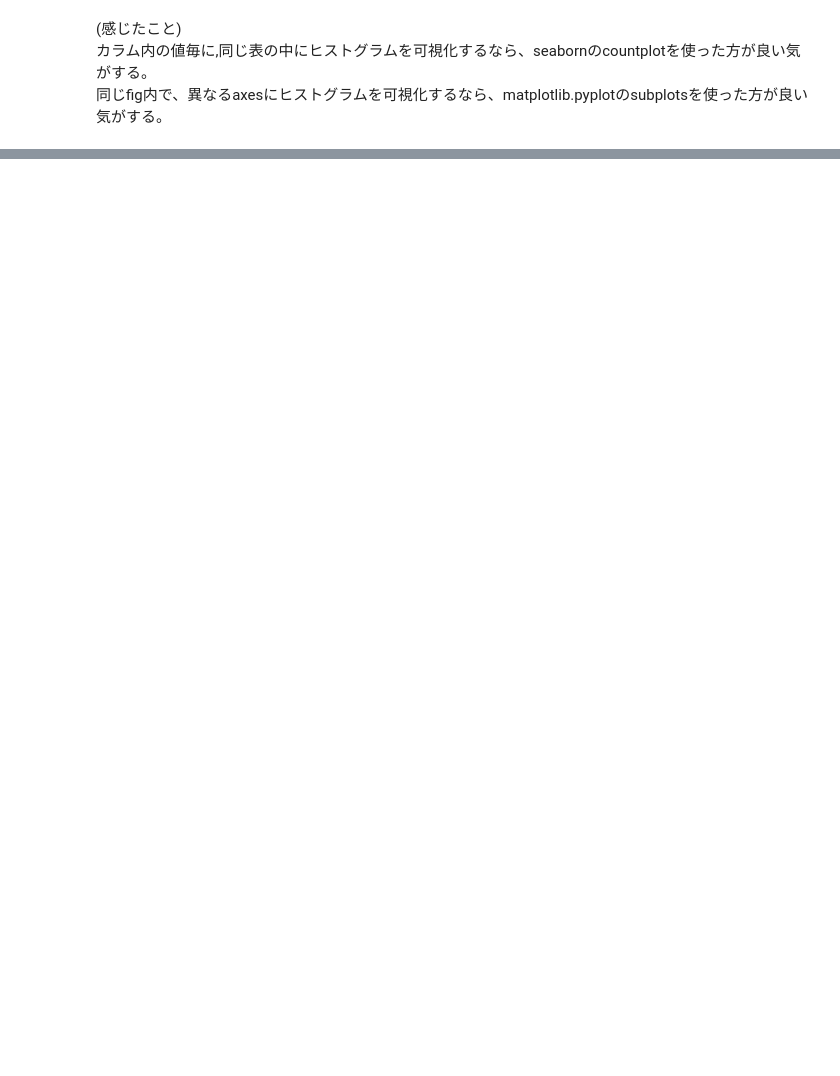
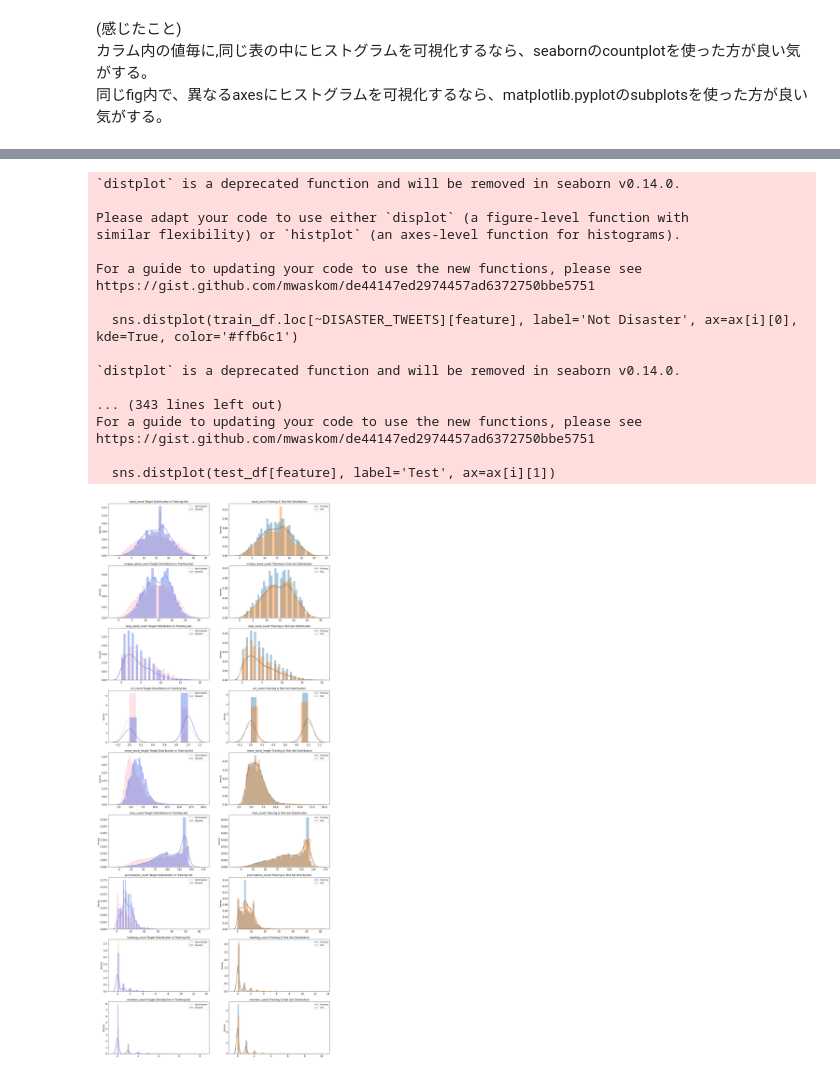
Before and after one commit to gussan-me/Natural_Language_Processing_with_Disaster_getting_started, a Jupyter notebook: Natural_Language_Processing_with_Disaster_Tweets.ipynb, the cells around one changed output, grey strips where cells are left out. Cells and saved outputs as stored; diff of their text form; code cells hidden in the pictures; blank space fills up the shorter version.

```diff
--- a/Natural_Language_Processing_with_Disaster_Tweets.ipynb
+++ b/Natural_Language_Processing_with_Disaster_Tweets.ipynb
@@ -161,0 +260,47 @@ Meta Feature(メタ特徴量)とは<br>
+# %%
+# seabornのdistplot・・・ヒストグラムを描写する。
+# [~DISASTER_TWEETS]の~は否定演算子。[DISASTER_TWEETS==False]と同義
+
+METAFEATURES = ['word_count', 'unique_word_count', 'stop_word_count', 'url_count', 'mean_word_length',
+                'char_count', 'punctuation_count', 'hashtag_count', 'mention_count']
+
+DISASTER_TWEETS = train_df['target']==1
+
+fig,ax = plt.subplots(ncols=2, nrows=len(METAFEATURES), figsize=(20, 50), dpi=100)
+
+for i, feature in enumerate(METAFEATURES):
+    sns.distplot(train_df.loc[~DISASTER_TWEETS][feature], label='Not Disaster', ax=ax[i][0], kde=True, color='#ffb6c1')
+    sns.distplot(train_df.loc[DISASTER_TWEETS][feature], label='Disaster', ax=ax[i][0], kde=True, color='#4169e1')
+
+    sns.distplot(train_df[feature], label='Training', ax=ax[i][1])
+    sns.distplot(test_df[feature], label='Test', ax=ax[i][1])
+
+    for j in range(2):
+        ax[i][j].set_xlabel('')
+        ax[i][j].tick_params(axis='x', labelsize=12)
+        ax[i][j].tick_params(axis='y', labelsize=12)
+        ax[i][j].legend()
+
+    ax[i][0].set_title(f'{feature} Target Distribution in Training Set', fontsize=13)
+    ax[i][1].set_title(f'{feature} Training & Test Set Distribution', fontsize=13)
+
+plt.show()
+# %% [output]
+`distplot` is a deprecated function and will be removed in seaborn v0.14.0.
+
+Please adapt your code to use either `displot` (a figure-level function with
+similar flexibility) or `histplot` (an axes-level function for histograms).
+
+For a guide to updating your code to use the new functions, please see
+https://gist.github.com/mwaskom/de44147ed2974457ad6372750bbe5751
+
+  sns.distplot(train_df.loc[~DISASTER_TWEETS][feature], label='Not Disaster', ax=ax[i][0], kde=True, color='#ffb6c1')
+
+`distplot` is a deprecated function and will be removed in seaborn v0.14.0.
+
+... (343 lines left out)
+For a guide to updating your code to use the new functions, please see
+https://gist.github.com/mwaskom/de44147ed2974457ad6372750bbe5751
+
+  sns.distplot(test_df[feature], label='Test', ax=ax[i][1])
+[figure, added]
```
Also changed, not shown: parts of 9 cells of this notebook.
